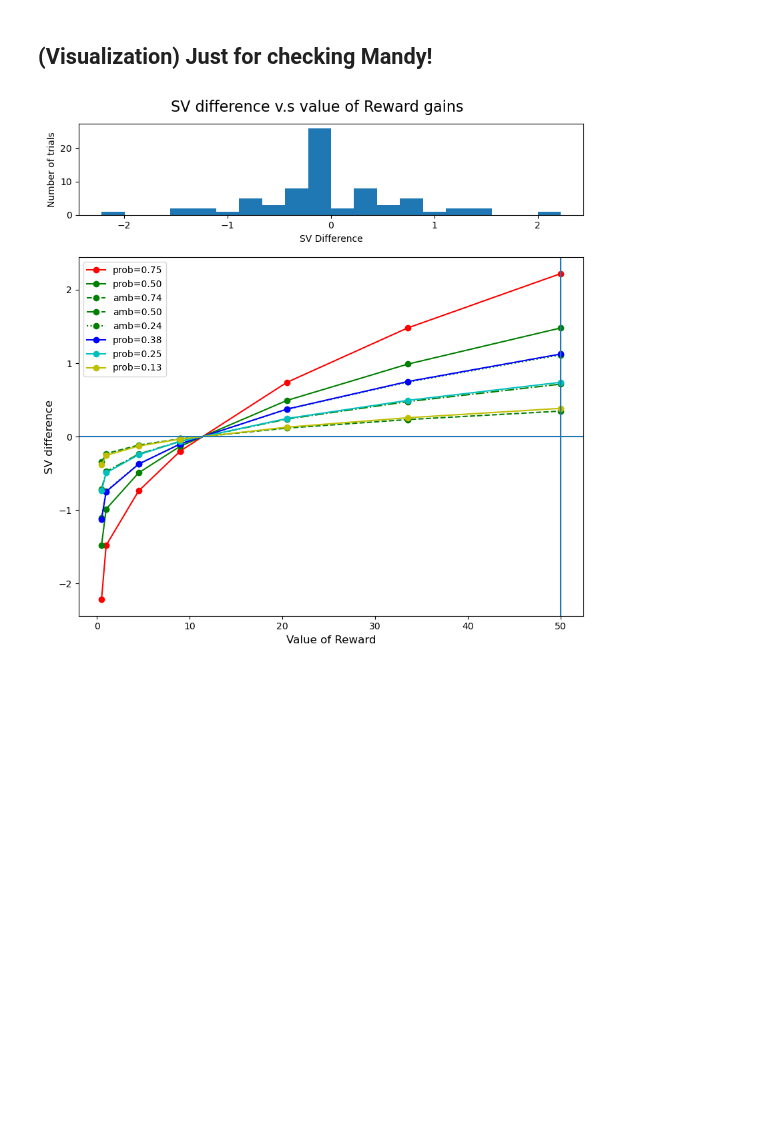
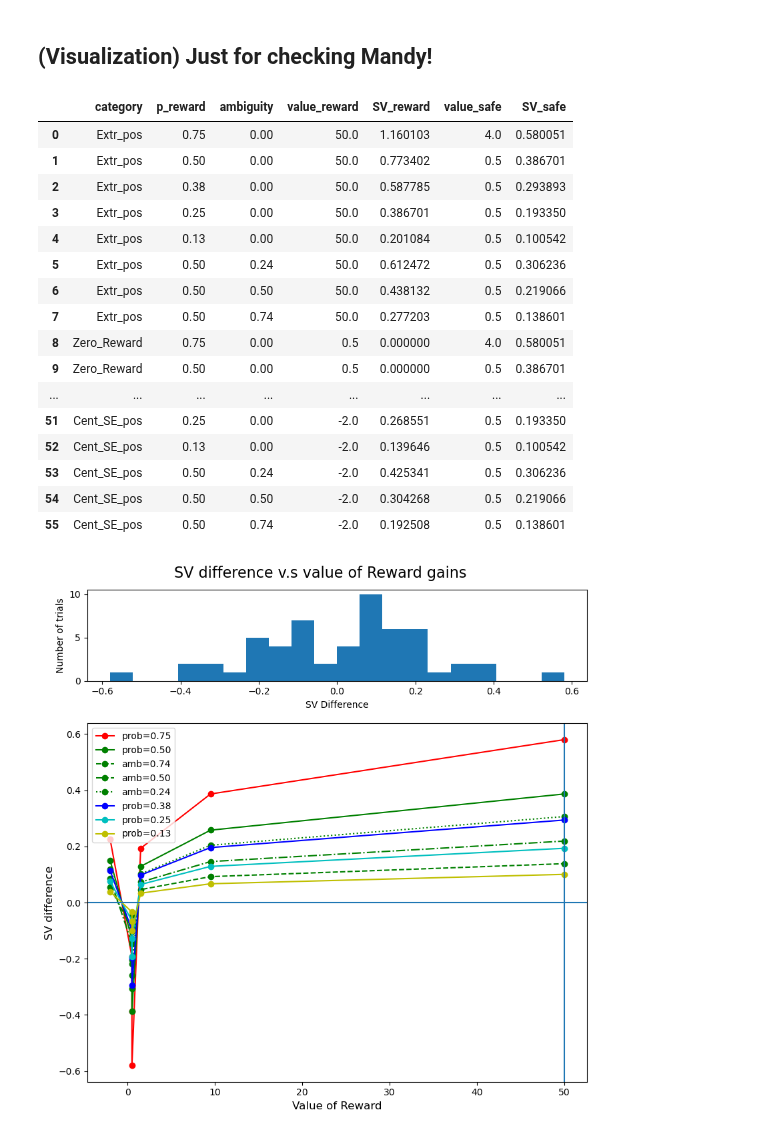
Before and after one commit to CDN-Lab/Adaptive_Choicesets, a Jupyter notebook: symmetrical_CRDM_online.ipynb, the cells around one changed output. Drawn from its saved outputs; the diff is of its cells as text; code cells hidden in the pictures; blank space fills up the shorter version.

```diff
--- a/symmetrical_CRDM_online.ipynb
+++ b/symmetrical_CRDM_online.ipynb
@@ -26,7 +26,15 @@ https://stackoverflow.com/questions/4856717/javascript-equivalent-of-pythons-zip
 # %%
 import math
 import csv #This is the only library I will use. However, it is built in python.
-post_mean_gain = [0.45456, 1.0343]
+
+# post_mean_gain = [0.1096, 0.8382] # 23_IDM_ado_0150
+# post_mean_gain = [0.7673, -0.3878] # 23_IDM_ado_0151
+# post_mean_gain = [0.189, 0.269] # 23_IDM_ado_0152
+# post_mean_gain = [0.935, -0.0889] # 23_IDM_ado_0153 (similar)
+# post_mean_gain = [0.1998, 0.0973] # 23_IDM_ado_0154
+# post_mean_gain = [0.3391, -0.893] # 23_IDM_ado_0155
+# post_mean_gain = [0.2051, -0.316] # 23_IDM_ado_0156
+post_mean_gain = [0.1115, 0.867] # 23_IDM_ado_0157
 post_mean_loss = [0.896596, -0.765]
 # %% [markdown]
 The idea is to create an output CSV without using pandas :(
@@ -230,7 +238,8 @@ def get_cent_SE_trials(SE_trials,  alpha, beta, domain = 'gain'):
     cent_SE_trial_minus2['value_reward'] = value_reward_minus2
 
     # Merge dictionaries while keeping values in lists
-    cent_SE = dict_merge([SE_trials,cent_SE_trial_plus2,cent_SE_trial_minus2])
+    # cent_SE = dict_merge([SE_trials,cent_SE_trial_plus2,cent_SE_trial_minus2])
+    cent_SE = dict_merge([SE_trials])
 
     Amp = 1.0
     cent_SE['category'] = value_repeat('Cent_SE_pos',len(cent_SE['value_reward']))
@@ -497,31 +506,49 @@ def plot_scatter_hist(df,xvline=50,trials='gains'):
 		title= 'SV difference v.s value of Reward {}'.format(trials))
 
 	colors = ['r','g','b','c','y','m','k']
 	amb_line = ['--','-.',':']
 	df = df.sort_values('value_reward')
 
 	for i,p in enumerate(reversed(sorted(df['p_reward'].unique()))): #A scatter plot for each probability level
 		df_p = df.loc[(df['p_reward']==p) & (df['ambiguity']==A_null)]
 		x,y = df_p['value_reward'],df_p['deltaSV']
 		ax.plot(x, y,'{}o-'.format(colors[i]),label='prob={0:0.2f}'.format(p)) #The plot conecting prob levels
 		if p==0.50:
 			for j,A in enumerate(reversed(sorted(df['ambiguity'].unique()))):
 				if A==0:
 					continue
 				df_A = df.loc[(df['p_reward']==p) & (df['ambiguity']==A)]
 				x,y = df_A['value_reward'],df_A['deltaSV']
 				ax.plot(x, y,'{0}o{1}'.format(colors[i],amb_line[j]),label='amb={0:0.2f}'.format(A)) #The plot conecting prob levels
 
 
 
 	# ax.plot([50],[],'r-')
 	ax.axvline(x=xvline)
 	# ax.plot([-50,-50],[-10,10],'r-')
 	ax.axhline(y=0)
 	# ax.plot([0,50],[0,0],'k--')
 	ax.legend(loc="upper left")
 
+display(pd.DataFrame.from_dict(trials_gain))
 plot_scatter_hist(pd.DataFrame.from_dict(trials_gain),xvline=50)
 plot_scatter_hist(pd.DataFrame.from_dict(trials_loss),xvline=-50,trials='loss')
 # %% [output]
+|  | category | p_reward | ambiguity | value_reward | SV_reward | value_safe | SV_safe |
+| 0 | Extr_pos | 0.75 | 0.00 | 50.0 | 1.160103 | 4.0 | 0.580051 |
+| 1 | Extr_pos | 0.50 | 0.00 | 50.0 | 0.773402 | 0.5 | 0.386701 |
+| 2 | Extr_pos | 0.38 | 0.00 | 50.0 | 0.587785 | 0.5 | 0.293893 |
+| 3 | Extr_pos | 0.25 | 0.00 | 50.0 | 0.386701 | 0.5 | 0.193350 |
+| 4 | Extr_pos | 0.13 | 0.00 | 50.0 | 0.201084 | 0.5 | 0.100542 |
+| 5 | Extr_pos | 0.50 | 0.24 | 50.0 | 0.612472 | 0.5 | 0.306236 |
+| 6 | Extr_pos | 0.50 | 0.50 | 50.0 | 0.438132 | 0.5 | 0.219066 |
+| 7 | Extr_pos | 0.50 | 0.74 | 50.0 | 0.277203 | 0.5 | 0.138601 |
+| 8 | Zero_Reward | 0.75 | 0.00 | 0.5 | 0.000000 | 4.0 | 0.580051 |
+| 9 | Zero_Reward | 0.50 | 0.00 | 0.5 | 0.000000 | 0.5 | 0.386701 |
+| ... | ... | ... | ... | ... | ... | ... | ... |
+| 51 | Cent_SE_pos | 0.25 | 0.00 | -2.0 | 0.268551 | 0.5 | 0.193350 |
+| 52 | Cent_SE_pos | 0.13 | 0.00 | -2.0 | 0.139646 | 0.5 | 0.100542 |
+| 53 | Cent_SE_pos | 0.50 | 0.24 | -2.0 | 0.425341 | 0.5 | 0.306236 |
+| 54 | Cent_SE_pos | 0.50 | 0.50 | -2.0 | 0.304268 | 0.5 | 0.219066 |
+| 55 | Cent_SE_pos | 0.50 | 0.74 | -2.0 | 0.192508 | 0.5 | 0.138601 |
-[figure, old version]
+[figure, new version]
```
Also changed, not shown: parts of 1 cell of this notebook.
